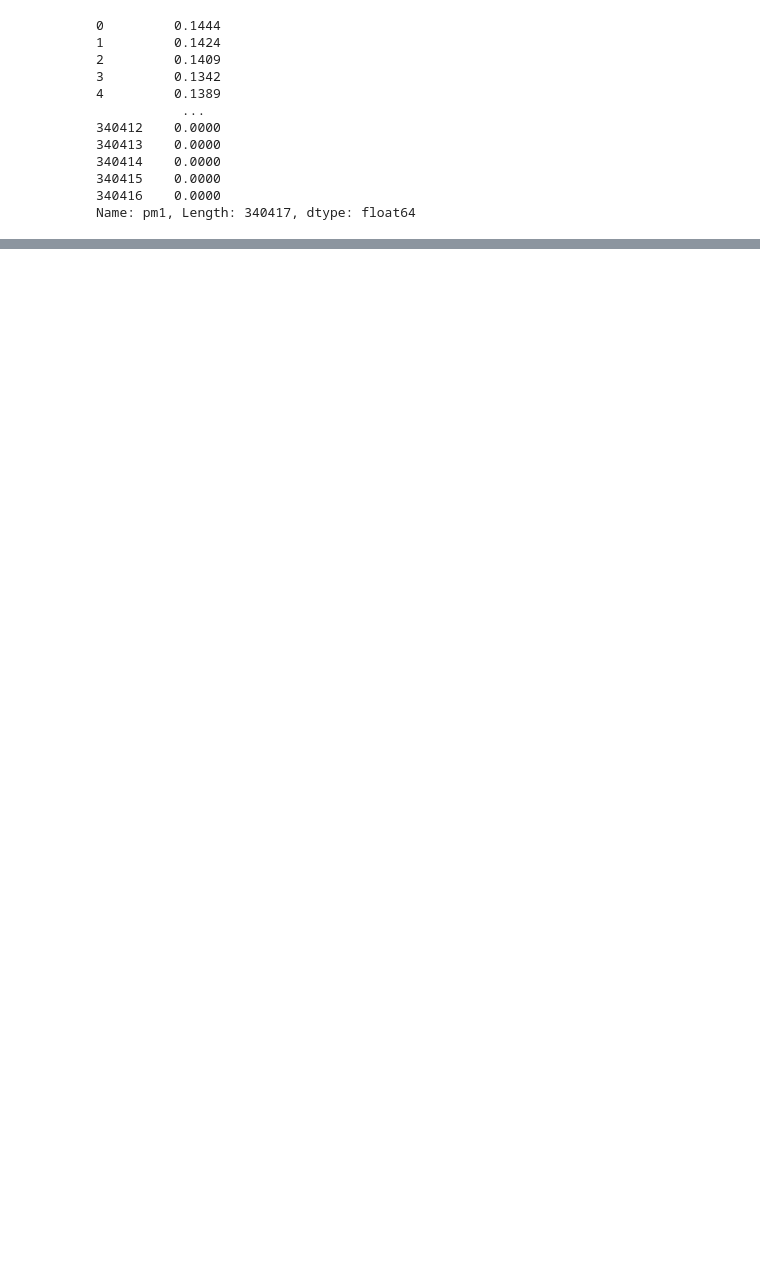
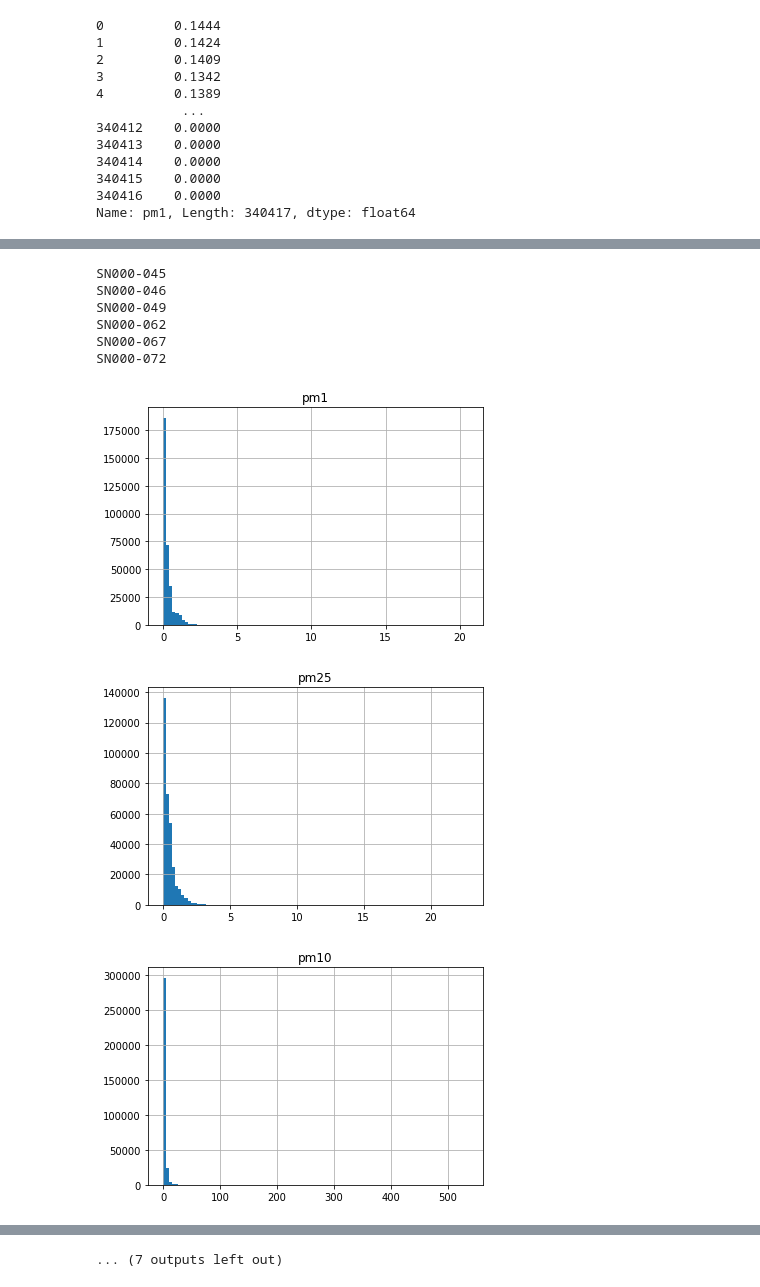
Before and after one commit to airpartners/data-analysis, a Jupyter notebook: Sensor Data Analysis.ipynb, the cells around one changed output, grey strips where cells are left out. Drawn from its saved outputs; the diff is of its cells as text; code cells hidden in the pictures; blank space fills up the shorter version.

```diff
--- a/Sensor Data Analysis.ipynb
+++ b/Sensor Data Analysis.ipynb
@@ -192,0 +142,55 @@ SN45_ts
+# %%
+def histograms(df, temp_box=False, temp_manifold=False, rh_manifold=False, pressure=False,
+               noise=False, solar=False, wind_dir=False, wind_speed=False, co2=False, voc=False,
+               co=False, no=False, no2=False, o3=False, pm1=False, pm25=False, pm10=False):
+    bins = 100
+    if(temp_box):
+        df.hist(column='temp_box', bins=bins)
+    if(temp_manifold):
+        df.hist(column='temp_manifold', bins=bins)
+    if(rh_manifold):
+        df.hist(column='rh_manifold', bins=bins)
+    if(pressure):
+        df.hist(column='pressure', bins=bins)
+    if(noise):
+        df.hist(column='noise', bins=bins)
+    if(solar):
+        df.hist(column='solar', bins=bins)
+    if(wind_dir):
+        df.hist(column='wind_dir', bins=bins)
+    if(wind_speed):
+        df.hist(column='wind_speed', bins=bins)
+    if(co2):
+        df.hist(column='co2', bins=bins)
+    if(voc):
+        df.hist(column='voc', bins=bins)
+    if(co):
+        df.hist(column='co', bins=bins)
+    if(no):
+        df.hist(column='no', bins=bins)
+    if(no2):
+        df.hist(column='no2', bins=bins)
+    if(o3):
+        df.hist(column='o3', bins=bins)
+    if(pm1):
+        df.hist(column='pm1', bins=bins)
+    if(pm25):
+        df.hist(column='pm25', bins=bins)
+    if(pm10):
+        df.hist(column='pm10', bins=bins)
+# %%
+for SN in SN_list:
+    # it appears that data only exists for pm1, pm25, and pm10
+    # histograms(SN, co2=True, co=True, no=True, no2=True, o3=True, pm1=True, pm25=True, pm10=True)
+    print(SN.sn[0])
+    histograms(SN, pm1=True, pm25=True, pm10=True)
+# %% [output]
+SN000-045
+SN000-046
+SN000-049
+SN000-062
+SN000-067
+SN000-072
+[figure, added]
+[figure, added]
+[figure, added]
@@ -192,0 +205 @@ SN45_ts
+... (7 outputs left out)
```
Also changed, not shown: parts of 19 cells of this notebook.
